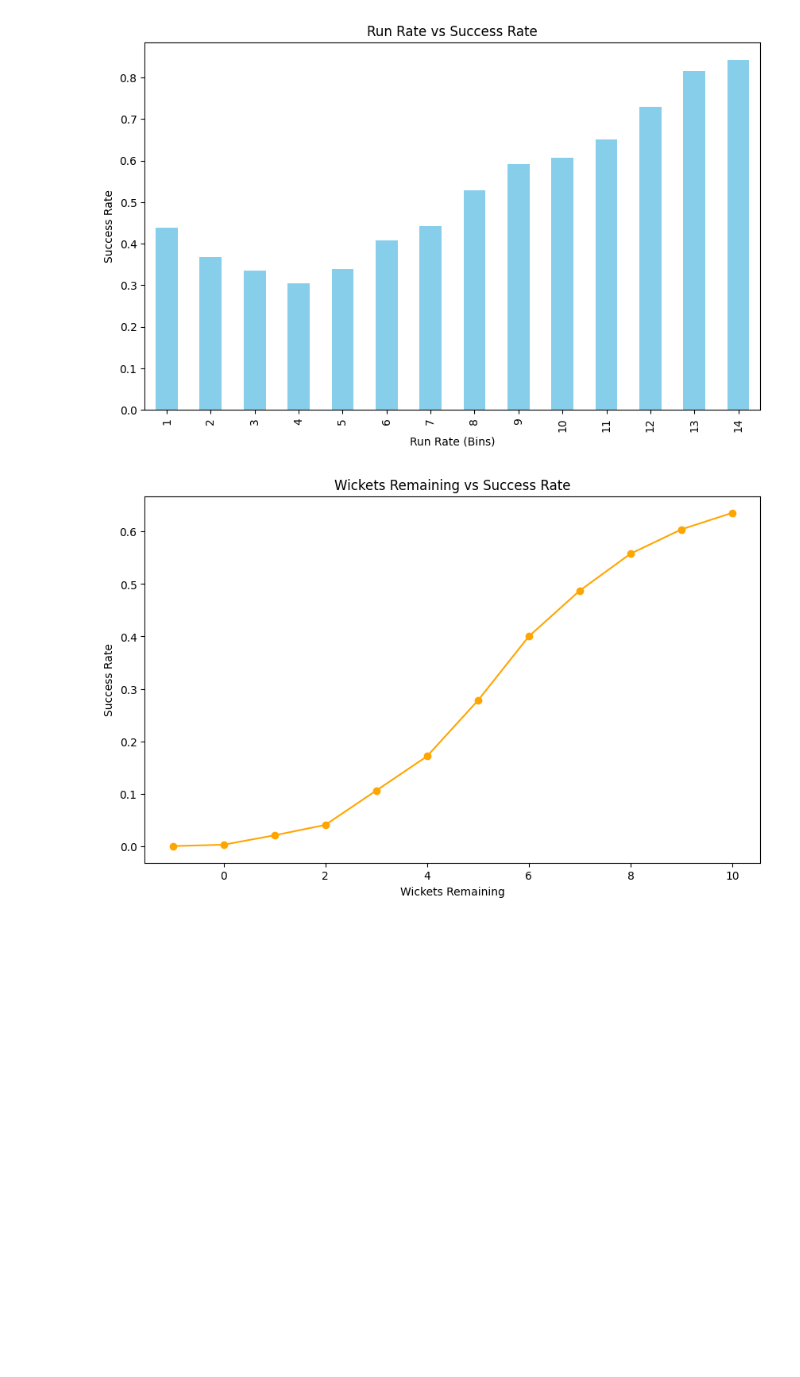
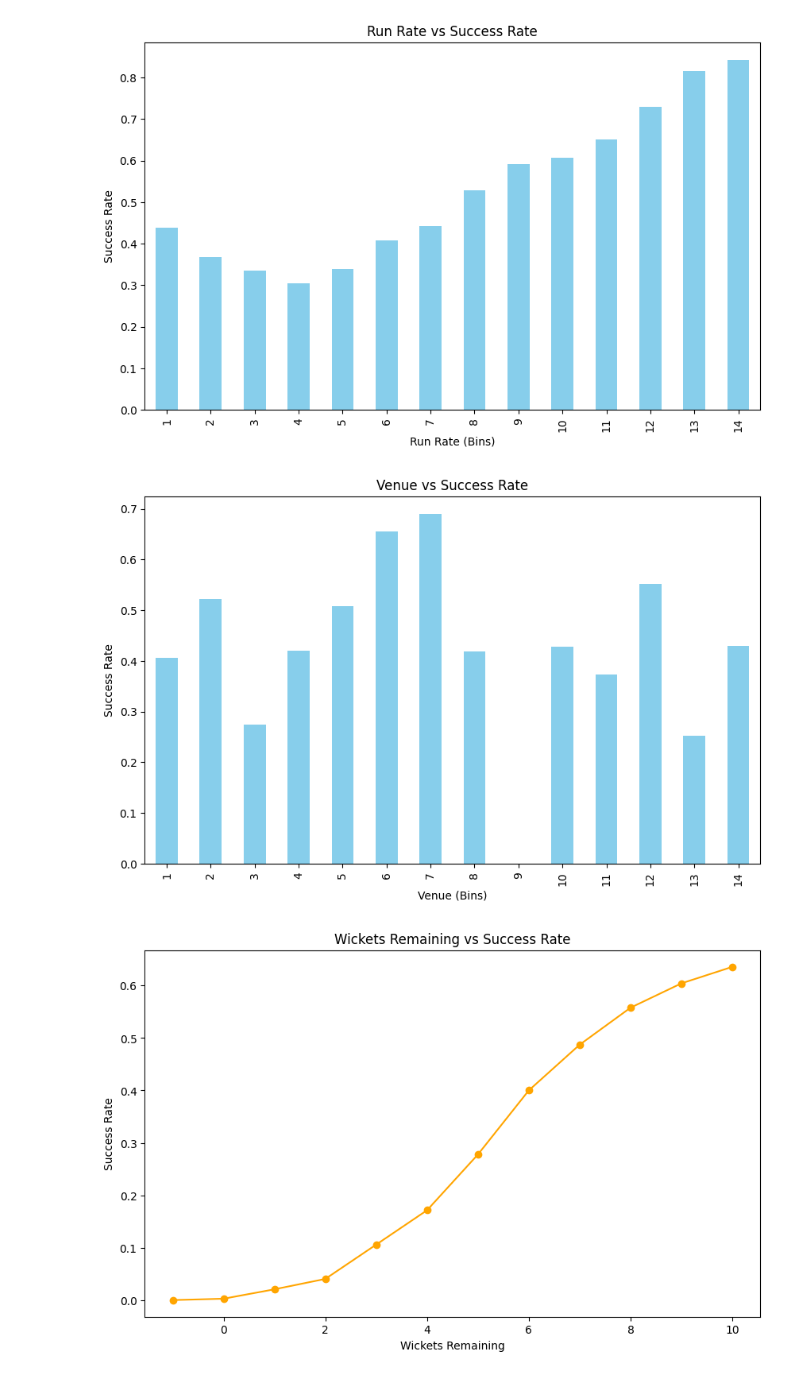
Before and after one commit to asrafaligit/CricketVerse, a Jupyter notebook: prediction/2nd_inning_prediction.ipynb, the cells around one changed output. Saved outputs shown, nothing was run; the diff lists cells and outputs as text; code cells hidden in the pictures; blank space fills up the shorter version.

```diff
--- a/prediction/2nd_inning_prediction.ipynb
+++ b/prediction/2nd_inning_prediction.ipynb
@@ -164,6 +169,22 @@ plt.ylabel("Success Rate")
 plt.show()
 # %% [output]
 [figure]
+# %%
+# Create run rate bins
+data['Venue'] = pd.cut(data['Venue'], bins=range(0, 15, 1), labels=range(1, 15))
+
+# Calculate success rate for each bin
+run_rate_success = data.groupby('Venue')['Chased Successfully'].mean()
+
+# Plot the success rates
+plt.figure(figsize=(10, 6))
+run_rate_success.plot(kind='bar', color='skyblue')
+plt.title("Venue vs Success Rate")
+plt.xlabel("Venue (Bins)")
+plt.ylabel("Success Rate")
+plt.show()
+# %% [output]
+[figure, added]
 # %%
 # Group by wickets remaining
 wickets_success = data.groupby('wickets_remaining')['Chased Successfully'].mean()
```
Also changed, not shown: parts of 1 cell of this notebook, 23 other files.
